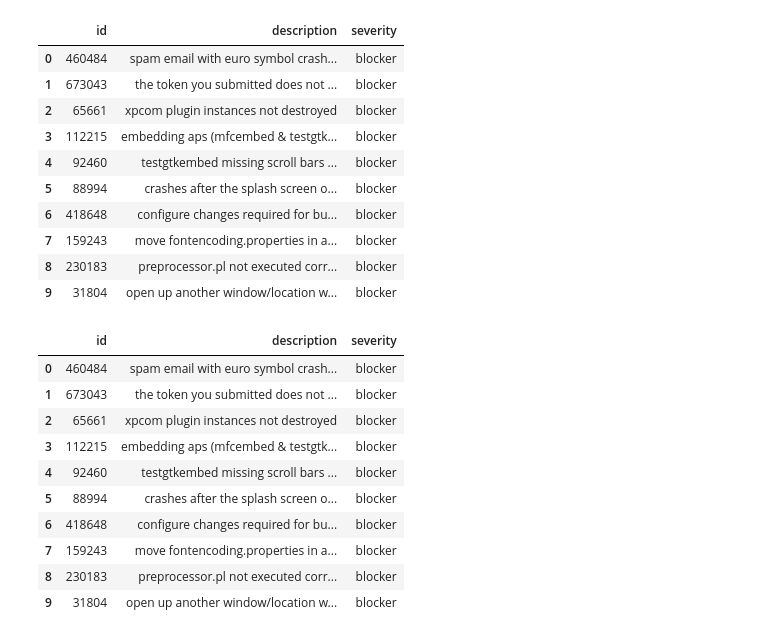
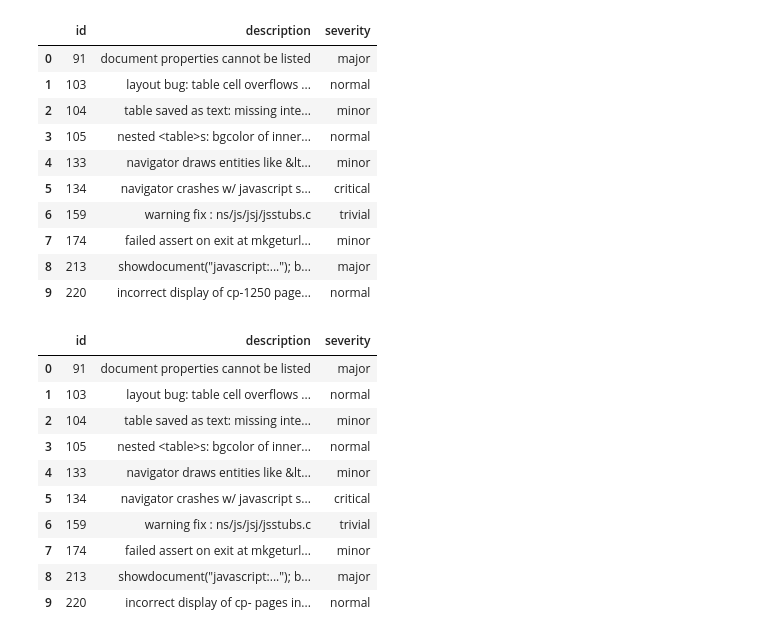
Before and after one commit to sahildongre20/BugSeverityPredictionModel-nlp, a Jupyter notebook: data_cleaning_pratik.ipynb, the cells around one changed output. Cells and saved outputs as stored; diff of their text form; code cells hidden in the pictures.

```diff
--- a/data_cleaning_pratik.ipynb
+++ b/data_cleaning_pratik.ipynb
@@ -44,28 +44,28 @@ def convert_description_to_lowercase(df):
 # %%
 grouped = df.groupby('severity')
 sampled_df = pd.DataFrame()
 
 for name, group in grouped:
     sampled_group = group.sample(n=round(60000/len(grouped)), random_state=42 , replace=True)
     sampled_df = pd.concat([sampled_df, sampled_group])
 
 sampled_df.reset_index(drop=True, inplace=True)
 
 
-df_wrn = convert_description_to_lowercase(sampled_df)
+df_wrn = convert_description_to_lowercase(df)
 df_wrn.head(10)
 # %% [output]
 |  | id | description | severity |
-| 0 | 460484 | spam email with euro symbol crash... | blocker |
-| 1 | 673043 | the token you submitted does not ... | blocker |
-| 2 | 65661 | xpcom plugin instances not destroyed | blocker |
-| 3 | 112215 | embedding aps (mfcembed & testgtk... | blocker |
-| 4 | 92460 | testgtkembed missing scroll bars ... | blocker |
-| 5 | 88994 | crashes after the splash screen o... | blocker |
-| 6 | 418648 | configure changes required for bu... | blocker |
-| 7 | 159243 | move fontencoding.properties in a... | blocker |
-| 8 | 230183 | preprocessor.pl not executed corr... | blocker |
-| 9 | 31804 | open up another window/location w... | blocker |
+| 0 | 91 | document properties cannot be listed | major |
+| 1 | 103 | layout bug: table cell overflows ... | normal |
+| 2 | 104 | table saved as text: missing inte... | minor |
+| 3 | 105 | nested <table>s: bgcolor of inner... | normal |
+| 4 | 133 | navigator draws entities like &lt... | minor |
+| 5 | 134 | navigator crashes w/ javascript s... | critical |
+| 6 | 159 | warning fix : ns/js/jsj/jsstubs.c | trivial |
+| 7 | 174 | failed assert on exit at mkgeturl... | minor |
+| 8 | 213 | showdocument("javascript:..."); b... | major |
+| 9 | 220 | incorrect display of cp-1250 page... | normal |
 # %%
 #1.removing numbers from the data
 import re
@@ -88,13 +88,13 @@ df_wrn = remove_numbers_from_description(df_wrn)
 df_wrn.head(10)
 # %% [output]
 |  | id | description | severity |
-| 0 | 460484 | spam email with euro symbol crash... | blocker |
-| 1 | 673043 | the token you submitted does not ... | blocker |
-| 2 | 65661 | xpcom plugin instances not destroyed | blocker |
-| 3 | 112215 | embedding aps (mfcembed & testgtk... | blocker |
-| 4 | 92460 | testgtkembed missing scroll bars ... | blocker |
-| 5 | 88994 | crashes after the splash screen o... | blocker |
-| 6 | 418648 | configure changes required for bu... | blocker |
-| 7 | 159243 | move fontencoding.properties in a... | blocker |
-| 8 | 230183 | preprocessor.pl not executed corr... | blocker |
-| 9 | 31804 | open up another window/location w... | blocker |
+| 0 | 91 | document properties cannot be listed | major |
+| 1 | 103 | layout bug: table cell overflows ... | normal |
+| 2 | 104 | table saved as text: missing inte... | minor |
+| 3 | 105 | nested <table>s: bgcolor of inner... | normal |
+| 4 | 133 | navigator draws entities like &lt... | minor |
+| 5 | 134 | navigator crashes w/ javascript s... | critical |
+| 6 | 159 | warning fix : ns/js/jsj/jsstubs.c | trivial |
+| 7 | 174 | failed assert on exit at mkgeturl... | minor |
+| 8 | 213 | showdocument("javascript:..."); b... | major |
+| 9 | 220 | incorrect display of cp- pages in... | normal |
```
Also changed, not shown: parts of 4 cells of this notebook, 2 other files.
